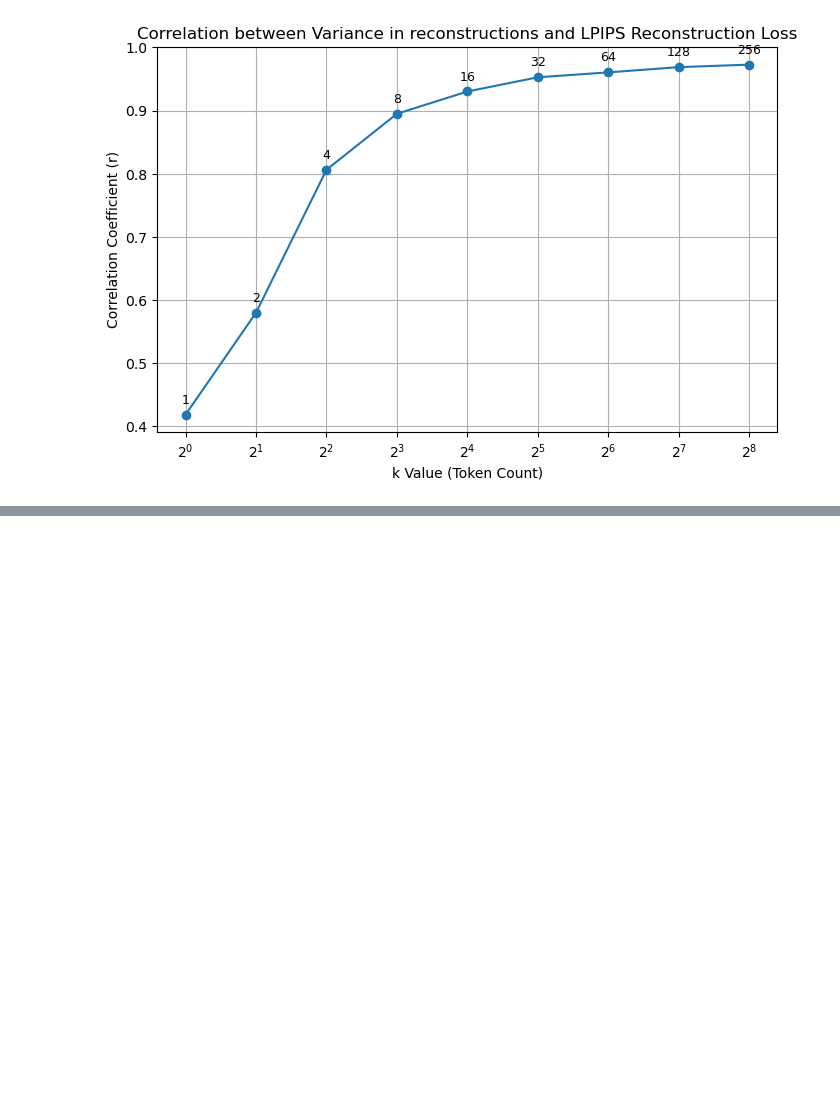
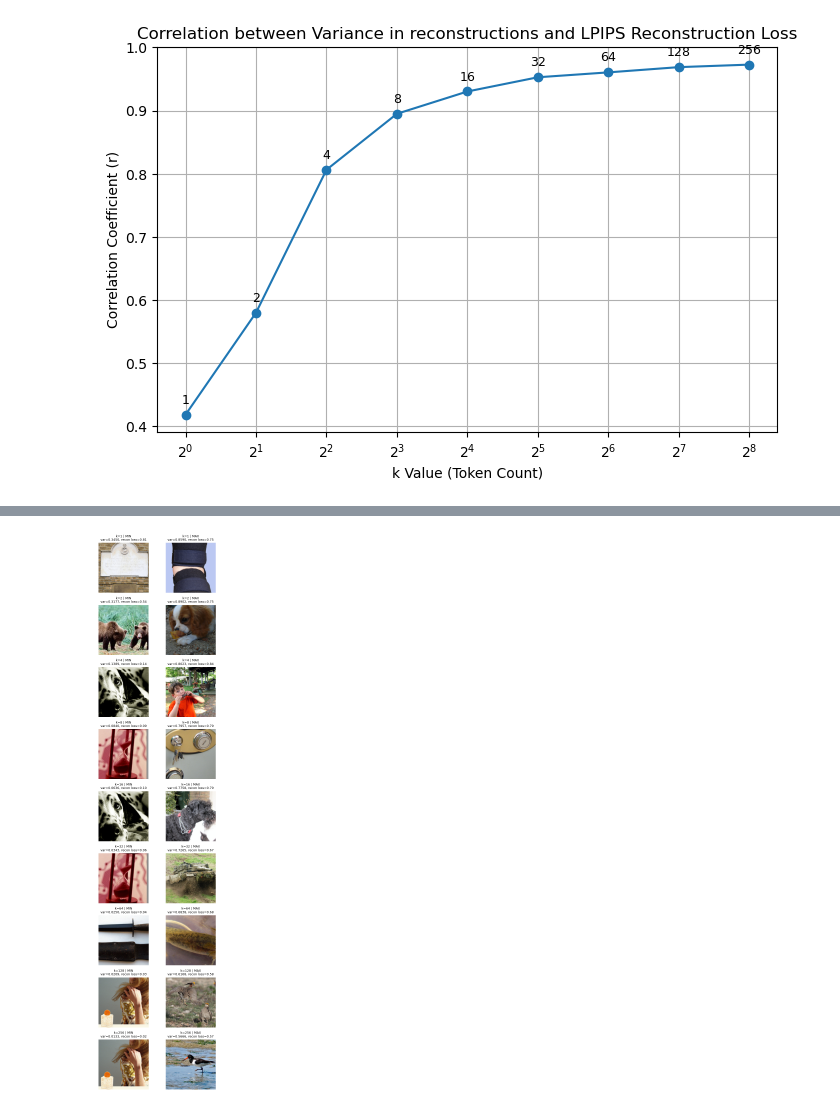
Before and after one commit to hevra01/thesis, a Jupyter notebook: notebooks/lpips_variance_related/lpips_variance_reconstruction_loss_relation.ipynb, the cells around one changed output, grey strips where cells are left out. Drawn from its saved outputs; the diff is of its cells as text; code cells hidden in the pictures; blank space fills up the shorter version.

```diff
--- a/notebooks/lpips_variance_related/lpips_variance_reconstruction_loss_relation.ipynb
+++ b/notebooks/lpips_variance_related/lpips_variance_reconstruction_loss_relation.ipynb
@@ -53,7 +60,7 @@ Mean LPIPS variance for reconstruction at 256 tokens: 0.3221087358976714
 print(list_lpips_variances.keys())
 print(recon_losses[0])
 # Example (uncomment when `reconstruction_data` is prepared):
-ds = clean_ReconstructionDataset_Heuristic(
+ds = ReconstructionDataset_Heuristic(
     reconstruction_data=recon_losses,  # or your processed list of dicts
     lpips_variance_information=list_lpips_variances,
     error_key=["LPIPS"],
@@ -129,0 +198,18 @@ plt.show()
+# %%
+# load the imagenet dataset to visualize these images
+imagenet_dataset = get_imagenet_dataloader().dataset
+# %%
+IMAGENET_MEAN = np.array([0.485, 0.456, 0.406])
+IMAGENET_STD  = np.array([0.229, 0.224, 0.225])
+
+def denormalize_image(img):
+    """
+    img: torch.Tensor (C,H,W) or numpy array (H,W,C), normalized
+    returns: numpy array (H,W,C) in [0,1]
+    """
+    if torch.is_tensor(img):
+        img = img.detach().cpu().permute(1, 2, 0).numpy()
+
+    img = img * IMAGENET_STD + IMAGENET_MEAN
+    img = np.clip(img, 0.0, 1.0)
+    return img
@@ -129,0 +239,35 @@ plt.show()
+# %%
+
+num_k = len(images_by_k)
+
+fig, axes = plt.subplots(
+    num_k, 2,
+    figsize=(6, 2.5 * num_k),
+    squeeze=False
+)
+
+for row, (k, data) in enumerate(images_by_k.items()):
+    for col, key in enumerate(["min", "max"]):
+        ax = axes[row, col]
+        img = data[key]["image"]
+        var = data[key]["variance"]
+        img_id = data[key]["image_id"]
+        rl = data[key]["lpips_recon_loss"]
+
+        ax.imshow(img)
+        ax.axis("off")
+
+        ax.set_title(
+            f"k={k} | {key.upper()}\n"
+            f"var={var:.4f}, recon loss={rl:.2f}",
+            fontsize=9
+        )
+
+axes[0, 0].set_ylabel("Lowest LPIPS", fontsize=10)
+axes[0, 1].set_ylabel("Highest LPIPS", fontsize=10)
+
+plt.tight_layout()
+plt.savefig("/BS/data_mani_compress/work/thesis/thesis/output/variance_in_reconstruction/highest_lowest_var.pdf")
+plt.show()
+# %% [output]
+[figure, added]
```
Also changed, not shown: parts of 7 cells of this notebook, 3 other files.
